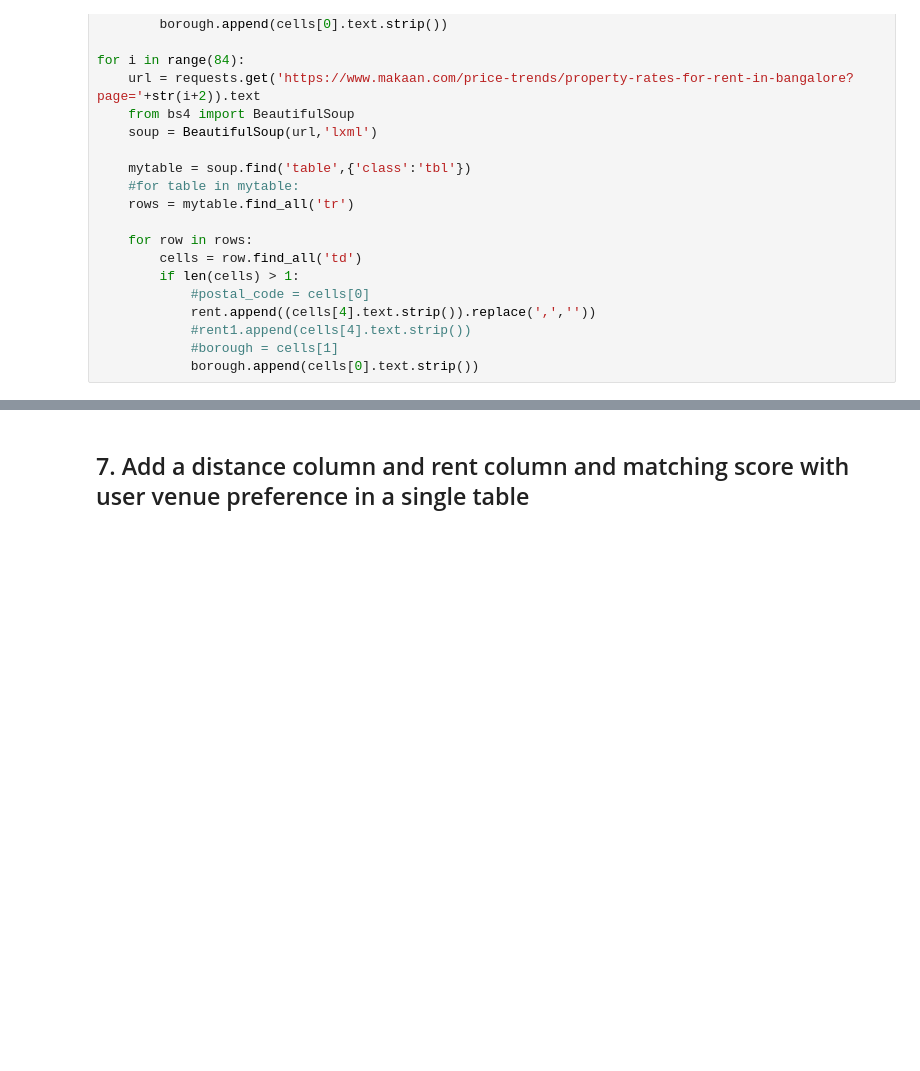
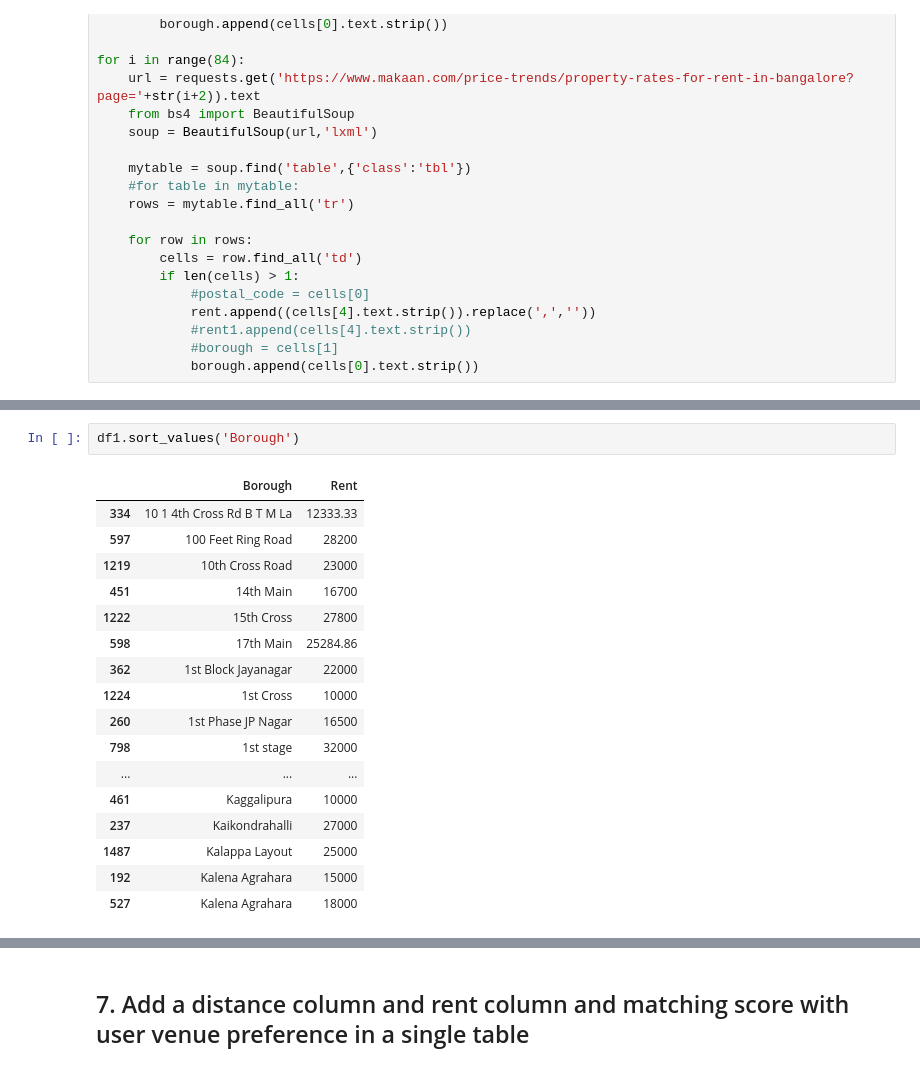
Before and after one commit to uditbharg/Coursera_Capstone, a Jupyter notebook: Capstone Final Project.ipynb, the cells around one changed output, grey strips where cells are left out. Drawn from its saved outputs; the diff is of its cells as text; blank space fills up the shorter version.

```diff
--- a/Capstone Final Project.ipynb
+++ b/Capstone Final Project.ipynb
@@ -521,0 +602,20 @@ df1
+# %%
+df1.sort_values('Borough')
+# %% [output]
+|  | Borough | Rent |
+| 334 | 10 1 4th Cross Rd B T M La | 12333.33 |
+| 597 | 100 Feet Ring Road | 28200 |
+| 1219 | 10th Cross Road | 23000 |
+| 451 | 14th Main | 16700 |
+| 1222 | 15th Cross | 27800 |
+| 598 | 17th Main | 25284.86 |
+| 362 | 1st Block Jayanagar | 22000 |
+| 1224 | 1st Cross | 10000 |
+| 260 | 1st Phase JP Nagar | 16500 |
+| 798 | 1st stage | 32000 |
+| ... | ... | ... |
+| 461 | Kaggalipura | 10000 |
+| 237 | Kaikondrahalli | 27000 |
+| 1487 | Kalappa Layout | 25000 |
+| 192 | Kalena Agrahara | 15000 |
+| 527 | Kalena Agrahara | 18000 |
```
Also changed, not shown: parts of 16 cells of this notebook, 1 other file.
